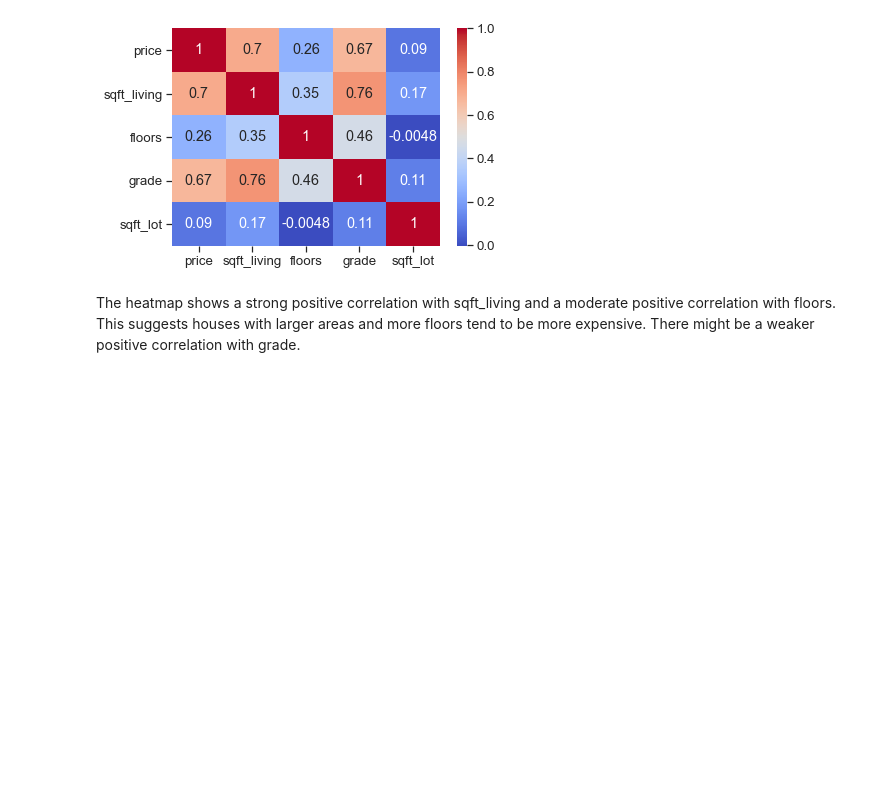
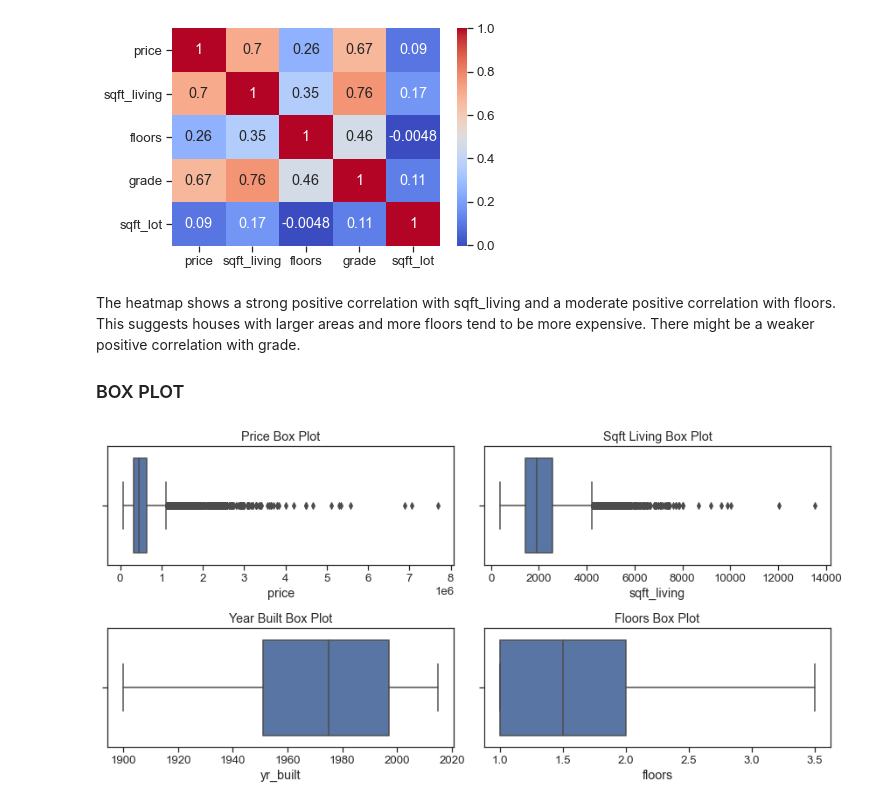
Before and after one commit to NamaembaSilali/Modelling-project, a Jupyter notebook: index.ipynb, the cells around one changed output. Drawn from its saved outputs; the diff is of its cells as text; code cells hidden in the pictures; blank space fills up the shorter version.

Commit message:
visualization

```diff
--- a/index.ipynb
+++ b/index.ipynb
@@ -243,3 +243,33 @@ plt.show()
 # %% [markdown]
 The heatmap shows a strong positive correlation with sqft_living and a moderate positive correlation with floors. This suggests houses with larger areas and more floors tend to be more expensive.
 There might be a weaker positive correlation with grade.
+
+### BOX PLOT
+# %%
+# Box plots for numerical columns
+plt.figure(figsize=(12, 6))
+
+# Box plot for price
+plt.subplot(2, 2, 1)
+sns.boxplot(data['price'])
+plt.title('Price Box Plot')
+
+# Box plot for sqft_living
+plt.subplot(2, 2, 2)
+sns.boxplot(data['sqft_living'])
+plt.title('Sqft Living Box Plot')
+
+# Box plot for yr_built
+plt.subplot(2, 2, 3)
+sns.boxplot(data['yr_built'])
+plt.title('Year Built Box Plot')
+
+# Box plot for floors
+plt.subplot(2, 2, 4)
+sns.boxplot(data['floors'])
+plt.title('Floors Box Plot')
+
+plt.tight_layout()
+plt.show()
+# %% [output]
+[figure, added]
```
